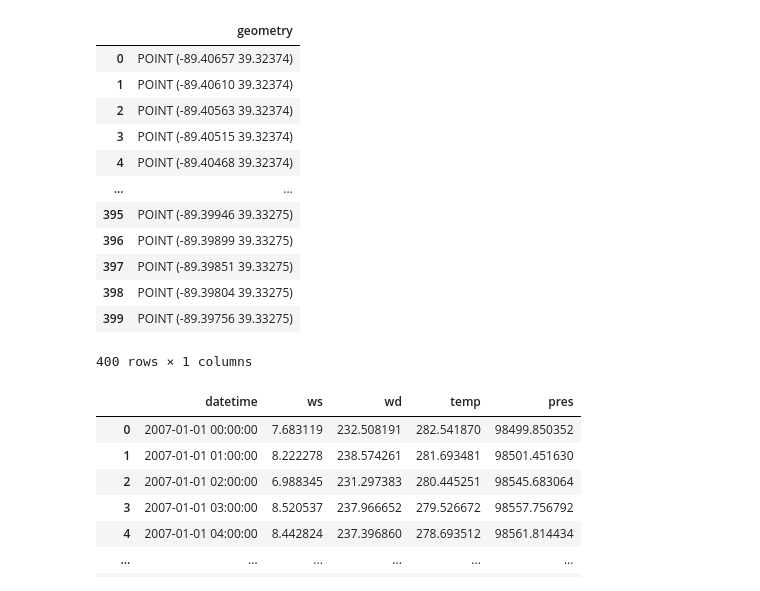
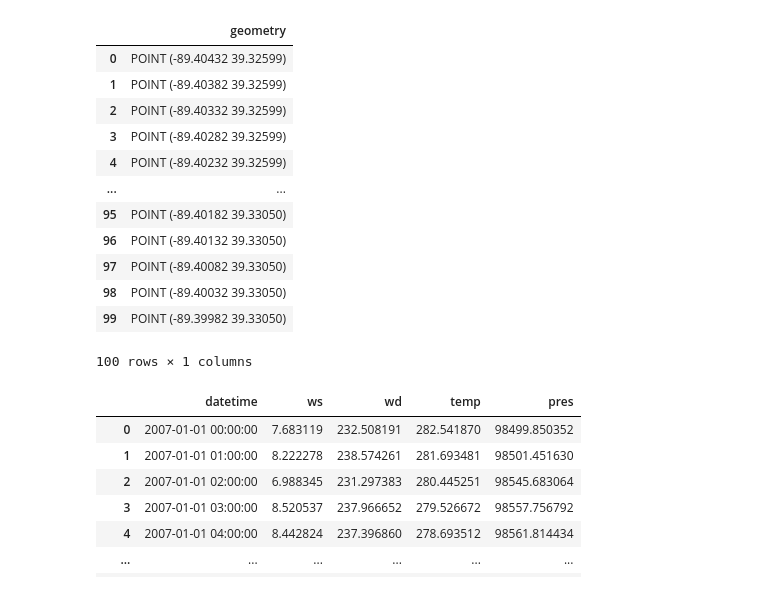
Before and after one commit to NREL/dw-tap, a Jupyter notebook: notebooks/heatmap-analysis-same-input.ipynb, the cells around one changed output. Cells and saved outputs as stored; diff of their text form; code cells hidden in the pictures.

```diff
--- a/notebooks/heatmap-analysis-same-input.ipynb
+++ b/notebooks/heatmap-analysis-same-input.ipynb
@@ -50,8 +49,8 @@ To enable them in other operations, rebuild TensorFlow with the appropriate comp
 # This crude approx should be an appropriate option for point generation
 m_per_deg = 111000
 
-site_box_width_m = 1000
-site_box_height_m = 1000
+site_box_width_m = 500
+site_box_height_m = 500
 
 # halfs of box / dimensions
 lon_delta = (site_box_width_m / m_per_deg ) / 2.0
@@ -61,7 +60,7 @@ df_places_centroid.geometry.x, df_places_centroid.geometry.y
 #print(lon_delta, lat_delta)
 
 # Change this number to change resolution; keep x and y resolutions the same for now
-n_points = 20
+n_points = 10
 lon_n, lat_n = (n_points, n_points)
 x = np.linspace(df_places_centroid.geometry.x-lon_delta,
                 df_places_centroid.geometry.x+lon_delta,
@@ -72,45 +71,45 @@ y = np.linspace(df_places_centroid.geometry.y-lat_delta,
 xv, yv = np.meshgrid(x, y)
 #xv, yv
 
 # plotting using two arrays, xv and yv, created by meshgrid()
 # Probably not the best format for exluding points that fall inside the buildings
 
 #ax=df_places.geometry.plot()
 #df_places_centroid.geometry.plot(ax=ax);
 #ax.plot(xv, yv, ls="None", marker=".");
 #plt.show()
 
 gridpoints = gpd.GeoDataFrame(
     {"geometry": [geometry.Point(el) for el in zip(xv.flatten(), yv.flatten())]})
 #gridpoints.plot();
 
 inside_polygons_index = gpd.sjoin(gridpoints, df_places, op='within').index
 outside_polygons_index = [i for i in gridpoints.index if i not in inside_polygons_index]
 gridpoints_outside_polygons = gridpoints.loc[outside_polygons_index]
 
 ax=df_places.geometry.plot()
 #df_places_centroid.geometry.plot(ax=ax);
 
 #ax.plot(xv, yv, ls="None", marker=".");
 gridpoints_outside_polygons.plot(color="green", ax=ax)
 plt.show()
 
 display(gridpoints_outside_polygons)
 # %% [output]
 [drawing not drawn]
 |  | geometry |
-| 0 | POINT (-89.40657 39.32374) |
-| 1 | POINT (-89.40610 39.32374) |
-| 2 | POINT (-89.40563 39.32374) |
-| 3 | POINT (-89.40515 39.32374) |
-| 4 | POINT (-89.40468 39.32374) |
+| 0 | POINT (-89.40432 39.32599) |
+| 1 | POINT (-89.40382 39.32599) |
+| 2 | POINT (-89.40332 39.32599) |
+| 3 | POINT (-89.40282 39.32599) |
+| 4 | POINT (-89.40232 39.32599) |
 | ... | ... |
-| 395 | POINT (-89.39946 39.33275) |
-| 396 | POINT (-89.39899 39.33275) |
-| 397 | POINT (-89.39851 39.33275) |
-| 398 | POINT (-89.39804 39.33275) |
-| 399 | POINT (-89.39756 39.33275) |
+| 95 | POINT (-89.40182 39.33050) |
+| 96 | POINT (-89.40132 39.33050) |
+| 97 | POINT (-89.40082 39.33050) |
+| 98 | POINT (-89.40032 39.33050) |
+| 99 | POINT (-89.39982 39.33050) |
-400 rows × 1 columns
+100 rows × 1 columns
 # %%
 # For testing outside of NREL, load in data from a file
 # This isn't quite the same as running getData() for each of the heatmap points
```
Also changed, not shown: parts of 11 cells of this notebook.
